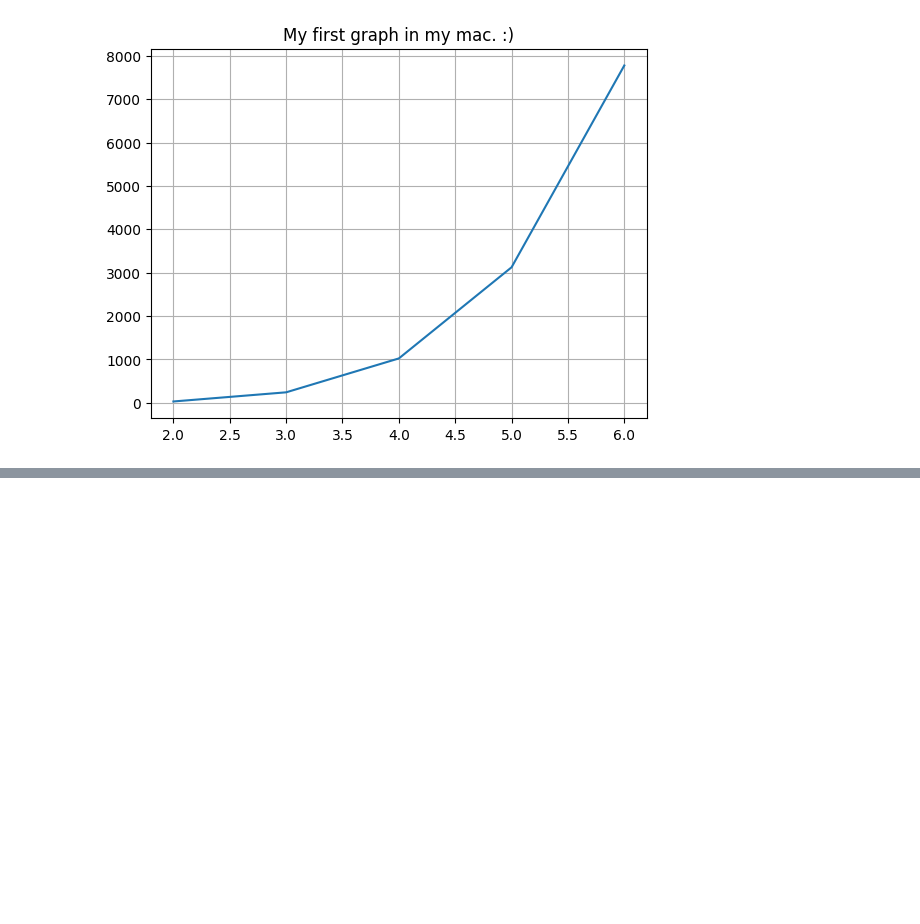
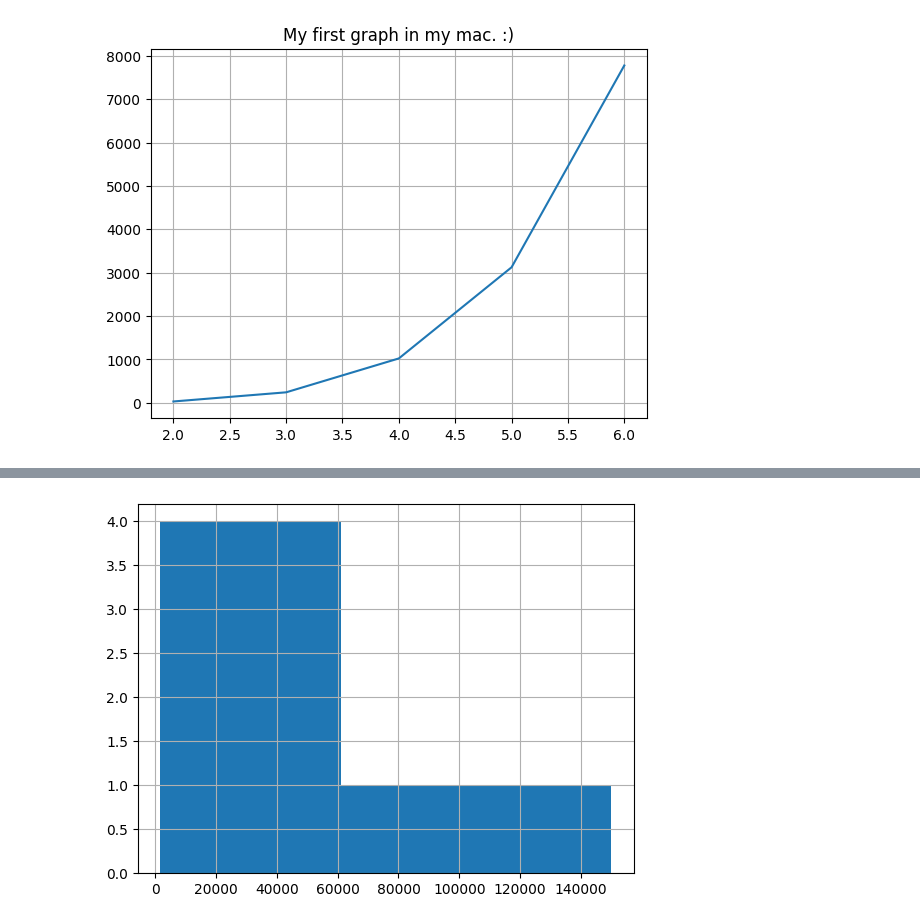
Before and after one commit to Shubham-Jana-Dev/Ardent-ML-learning-with-python-2026, a Jupyter notebook: Mar-02-2026/matplot.ipynb, the cells around one changed output, grey strips where cells are left out. Cells and saved outputs as stored; diff of their text form; code cells hidden in the pictures; blank space fills up the shorter version.

```diff
--- a/Mar-02-2026/matplot.ipynb
+++ b/Mar-02-2026/matplot.ipynb
@@ -39,0 +51,7 @@ df.head()
+# %%
+# Histogram
+plt.grid()
+plt.hist(df['salary'],bins = 5)
+plt.show()
+# %% [output]
+[figure, added]
```
Also changed, not shown: parts of 16 cells of this notebook.
